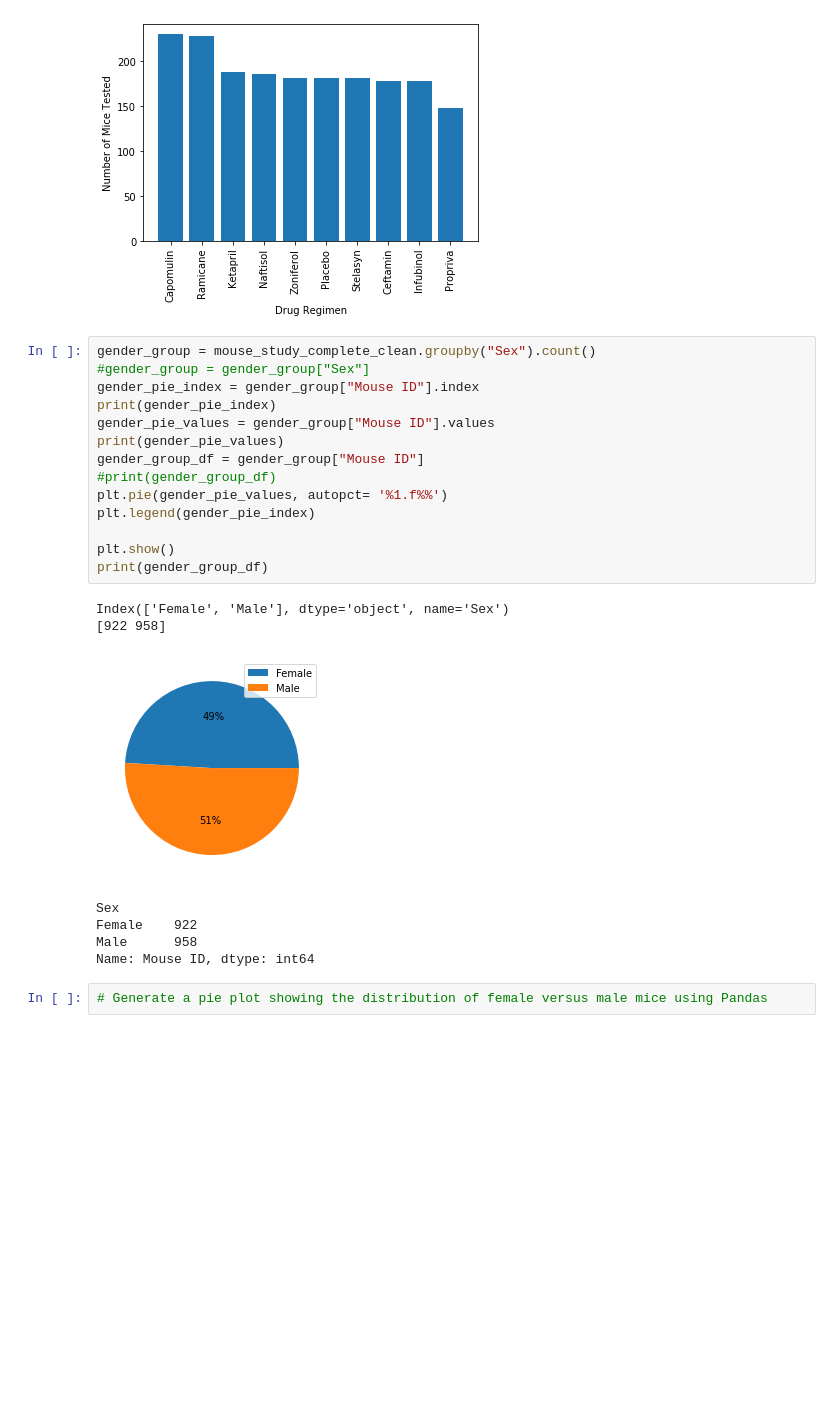
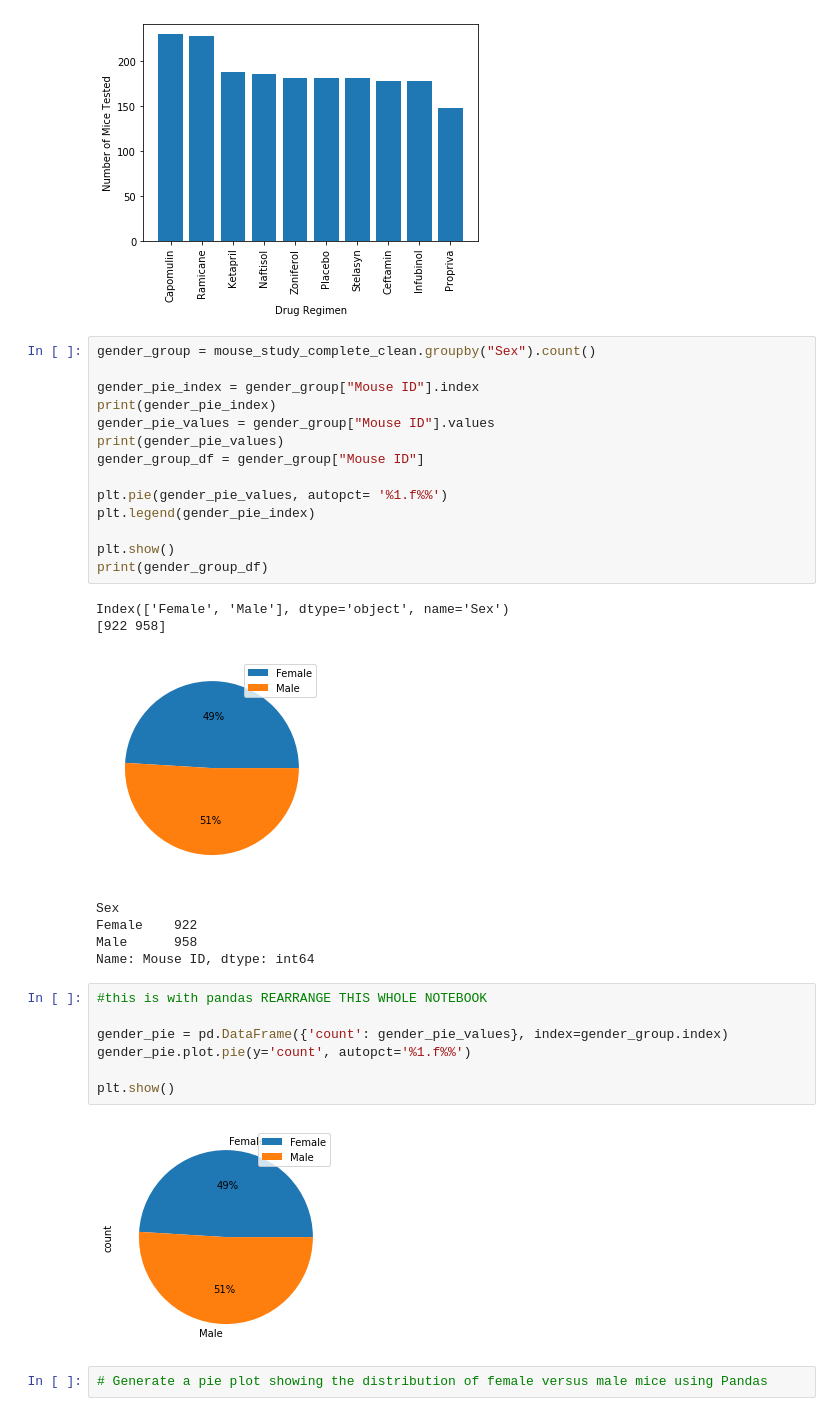
Before and after one commit to gmitt98/visualization-challenge, a Jupyter notebook: pymaceuticals_starter.ipynb, the cells around one changed output. Drawn from its saved outputs; the diff is of its cells as text; blank space fills up the shorter version.

```diff
--- a/pymaceuticals_starter.ipynb
+++ b/pymaceuticals_starter.ipynb
@@ -227,13 +227,13 @@ plt.xticks(rotation=90)
 [figure]
 # %%
 gender_group = mouse_study_complete_clean.groupby("Sex").count()
-#gender_group = gender_group["Sex"]
+
 gender_pie_index = gender_group["Mouse ID"].index
 print(gender_pie_index)
 gender_pie_values = gender_group["Mouse ID"].values
 print(gender_pie_values)
 gender_group_df = gender_group["Mouse ID"]
-#print(gender_group_df)
+
 plt.pie(gender_pie_values, autopct= '%1.f%%')
 plt.legend(gender_pie_index)
 
@@ -247,6 +247,15 @@ Sex
 Female    922
 Male      958
 Name: Mouse ID, dtype: int64
+# %%
+#this is with pandas REARRANGE THIS WHOLE NOTEBOOK
+
+gender_pie = pd.DataFrame({'count': gender_pie_values}, index=gender_group.index)
+gender_pie.plot.pie(y='count', autopct='%1.f%%')
+
+plt.show()
+# %% [output]
+[figure, added]
 # %%
 # Generate a pie plot showing the distribution of female versus male mice using Pandas
 # %% [output]
```
